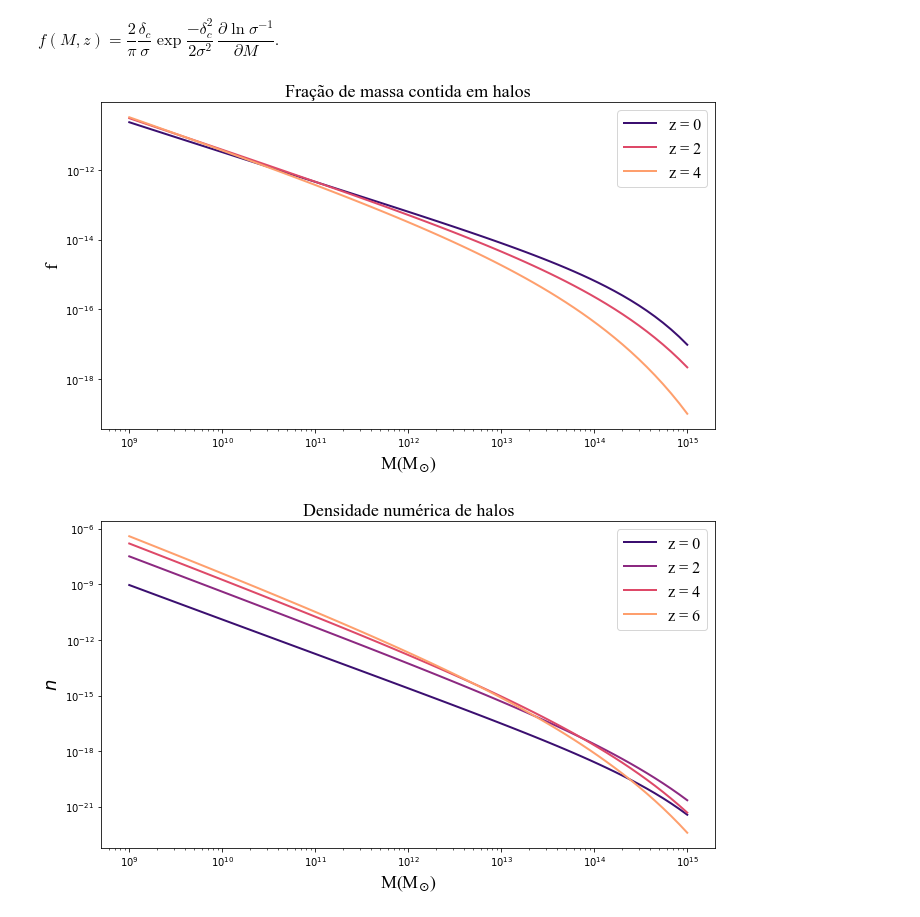
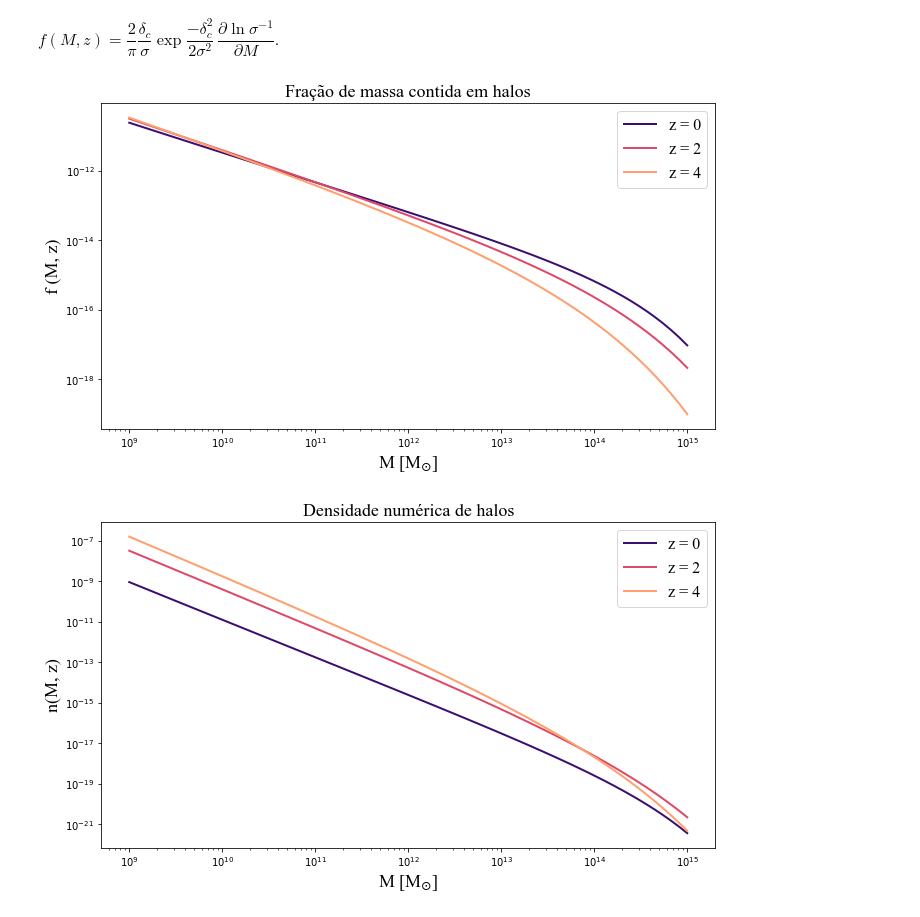
Before and after one commit to laurapcrv/codigo, a Jupyter notebook: Dissertacao.ipynb, the cells around one changed output. Cells and saved outputs as stored; diff of their text form; code cells hidden in the pictures.

```diff
--- a/Dissertacao.ipynb
+++ b/Dissertacao.ipynb
@@ -89,31 +93,24 @@ t_eixo_LCDM = np.linspace(t_i_LCDM, t_0_LCDM, 10**4)
 # %% [markdown]
 - Retomando unidades de medida:
 # %%
-# Para os plots:
+# Fator de Hubble:
+
 h = 0.68
-
-# Constante de Hubble:
 H0_s = 100*h/(3.086e19) # Converte H0 = 68 km/s/Mpc para s^-1 com 1 Mpc = 3.086e19 km
 
 # Densidade atual:
+
 rho_0_EdS = (3*omega_EdS*H0_s**2)/(8*np.pi*cnt.G) # kg/m^3
 rho_0_LCDM = (3*omega_m_LCDM*H0_s**2)/(8*np.pi*cnt.G) # kg/m^3
 
-# Para ficar em massas solares por Mpc:
-def kmm3_para_MsunMpc3(densidade):
-    return densidade*(3.086e22)**3/(1.989e30) # Converte kg para massas solares com Msun = 1.989e30 kg e m^3 para Mpc^3 com Mpc = 3.086e22
+# Tempo para gigaanos:
 
-rho_0_EdS_2 = kmm3_para_MsunMpc3(rho_0_EdS)
-rho_0_LCDM_2 = kmm3_para_MsunMpc3(rho_0_LCDM)
-
-# Tempo para gigaanos:
 def t_Gyrs(t):
     t_s = t / H0_s  # Converte tempo adimensional em segundos
     return t_s / (3.154e16) # Converte segundo para gigaanos com 1 Gyr = 3.154e16 s
 
 # Calculando o "hoje" para cada cosmologia:
+
 print(f"O tempo equivalente a z = 0 é {round(t_Gyrs(t_0_EdS), 2)} gigaanos em EdS e {round(t_Gyrs(t_0_LCDM), 2)} gigaanos em LCDM.")
-
-print(rho_0_EdS, rho_0_EdS_2)
 # %% [output]
 O tempo equivalente a z = 0 é 9.59 gigaanos em EdS e 13.87 gigaanos em LCDM.
@@ -809,8 +810,8 @@ M_eixo = np.logspace(9, 15, 70) # np.logspace(10, 15, 70) # em massas solares
 # %% [markdown]
 - Parâmetros observacionais:
 # %%
-n = 0.9626 # (Planck18)
-sigma8 = 0.8118 # (Planck18)
+n = 0.965 # (Planck18)
+sigma8 = 0.811 # (Planck18)
 R8 = 8/h # Mpc
 # %% [markdown]
 - Normalizando $\sigma^2$ com $\sigma_8 \equiv \sigma(R = 8h^{-1} \textrm{Mpc}, z = 0)$:
@@ -926,31 +925,30 @@ plt.title('Fração de massa contida em halos', fontsize = 18, family = 'Times N
 plt.plot(M_eixo, fracao_de_massa(M_eixo, 0), color = cmap(0.2), linestyle = '-', label = 'z = 0', linewidth = 2) # 0, 1, 2
 plt.plot(M_eixo, fracao_de_massa(M_eixo, 2), color = cmap(0.6), linestyle = '-', label = 'z = 2', linewidth = 2)
 plt.plot(M_eixo, fracao_de_massa(M_eixo, 4), color = cmap(0.8), linestyle = '-', label = 'z = 4', linewidth = 2)
-plt.ylabel('f', fontsize = 18, family = 'Times New Roman')
-plt.xlabel('M(M$_{\odot}$)', fontsize = 18, family = 'Times New Roman')
+plt.ylabel('f (M, z)', fontsize = 18, family = 'Times New Roman')
+plt.xlabel('M [M$_{\odot}$]', fontsize = 18, family = 'Times New Roman')
 plt.yscale('log')
 plt.xscale('log')
 plt.legend(prop = font_figfMz)
 plt.savefig('fracaodemassa.pdf', bbox_inches = 'tight')
 plt.show()
 # %% [output]
-[figure, old version]
+[figure, new version]
 # %%
 def funcao_de_massa(M, z):
     return (rho_z(z)/M)*fracao_de_massa(M, z)
 # %%
 plt.figure(figsize=(11, 6))
 plt.title('Densidade numérica de halos', fontsize = 18, family = 'Times New Roman')
 plt.plot(M_eixo, funcao_de_massa(M_eixo, 0), color = cmap(0.2), linestyle = '-', label = 'z = 0', linewidth = 2)
-plt.plot(M_eixo, funcao_de_massa(M_eixo, 2), color = cmap(0.4), linestyle = '-', label = 'z = 2', linewidth = 2)
-plt.plot(M_eixo, funcao_de_massa(M_eixo, 4), color = cmap(0.6), linestyle = '-', label = 'z = 4', linewidth = 2)
-plt.plot(M_eixo, funcao_de_massa(M_eixo, 6), color = cmap(0.8), linestyle = '-', label = 'z = 6', linewidth = 2)
-plt.ylabel('$n$', fontsize = 18, family = 'Times New Roman')
-plt.xlabel('M(M$_{\odot}$)', fontsize = 18, family = 'Times New Roman')
+plt.plot(M_eixo, funcao_de_massa(M_eixo, 2), color = cmap(0.6), linestyle = '-', label = 'z = 2', linewidth = 2)
+plt.plot(M_eixo, funcao_de_massa(M_eixo, 4), color = cmap(0.8), linestyle = '-', label = 'z = 4', linewidth = 2)
+plt.ylabel('n(M, z)', fontsize = 18, family = 'Times New Roman')
+plt.xlabel('M [M$_{\odot}$]', fontsize = 18, family = 'Times New Roman')
 plt.yscale('log')
 plt.xscale('log')
 plt.legend(prop = font_figfMz)
 plt.savefig('funcaodemassa.pdf', bbox_inches = 'tight')
 plt.show()
 # %% [output]
-[figure, old version]
+[figure, new version]
```
Also changed, not shown: parts of 26 cells of this notebook.
